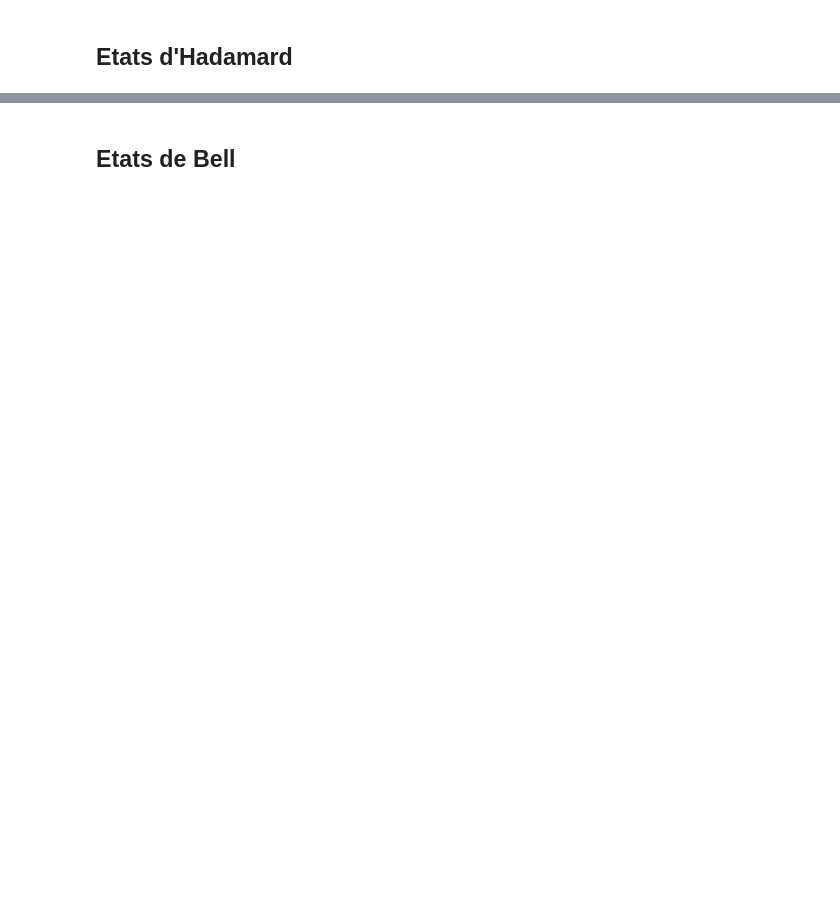
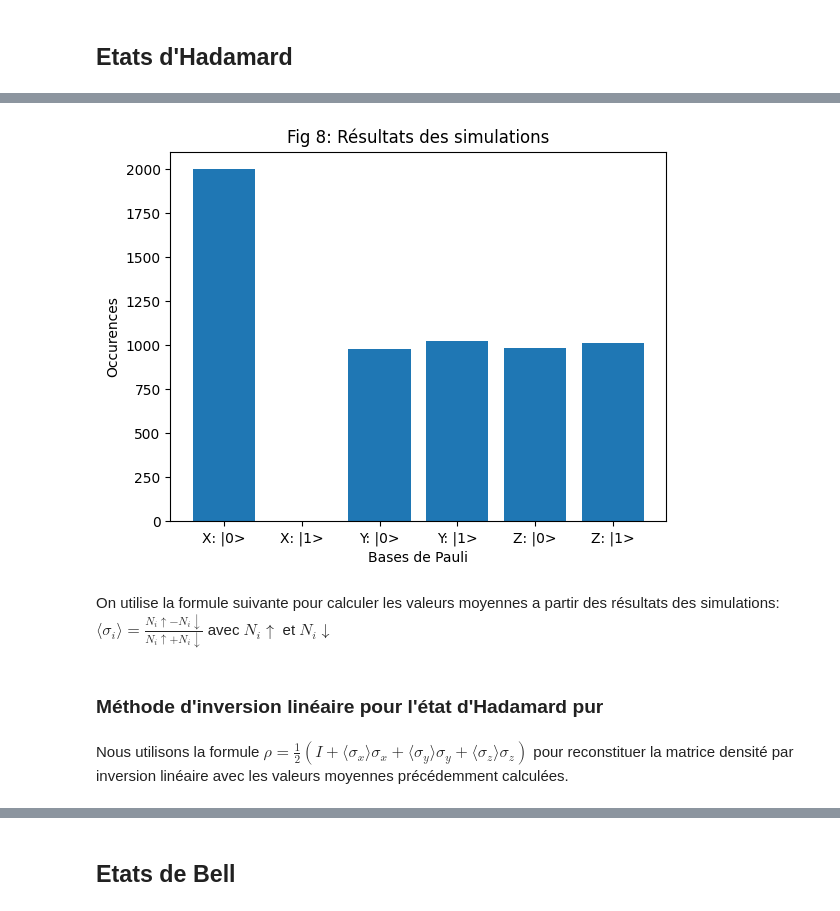
Before and after one commit to guybrush007/sorbonne, a Jupyter notebook: projet-tomographie-quantique/Tomographie quantique - Rapport.ipynb, the cells around one changed output, grey strips where cells are left out. Saved outputs shown, nothing was run; the diff lists cells and outputs as text; code cells hidden in the pictures; blank space fills up the shorter version.

```diff
--- a/projet-tomographie-quantique/Tomographie quantique - Rapport.ipynb
+++ b/projet-tomographie-quantique/Tomographie quantique - Rapport.ipynb
@@ -105,0 +293,20 @@ Une autre facon de parametrer une matrice densite et d'utiliser la decomposition
+# %%
+import matplotlib.pyplot as plt
+
+# Visualisation des resultats
+combined_data = np.concatenate((counter_x.flatten(), counter_y.flatten(), counter_z.flatten()))
+labels = ['X: |0>', 'X: |1>', 'Y: |0>', 'Y: |1>', 'Z: |0>', 'Z: |1>']
+x_pos = np.arange(len(combined_data))
+
+plt.bar(x_pos, combined_data, tick_label=labels)
+
+plt.title('Fig 8: Résultats des simulations')
+plt.xlabel('Bases de Pauli')
+plt.ylabel('Occurences')
+
+# Display the plot
+plt.show()
+# %% [output]
+[figure, added]
+# %% [markdown]
+On utilise la formule suivante pour calculer les valeurs moyennes a partir des résultats des simulations: $\langle\sigma_i\rangle = \frac{N_i\uparrow - N_i\downarrow}{N_i\uparrow + N_i\downarrow}$ avec $N_i\uparrow$ et $N_i\downarrow$
@@ -105,0 +318,4 @@ Une autre facon de parametrer une matrice densite et d'utiliser la decomposition
+# %% [markdown]
+### Méthode d'inversion linéaire pour l'état d'Hadamard pur
+# %% [markdown]
+Nous utilisons la formule $\rho = \frac{1}{2}(I + \langle\sigma_x\rangle\sigma_x + \langle\sigma_y\rangle\sigma_y + \langle\sigma_z\rangle\sigma_z)$ pour reconstituer la matrice densité par inversion linéaire avec les valeurs moyennes précédemment calculées.
```
Also changed, not shown: parts of 81 cells of this notebook, 1 other file.
